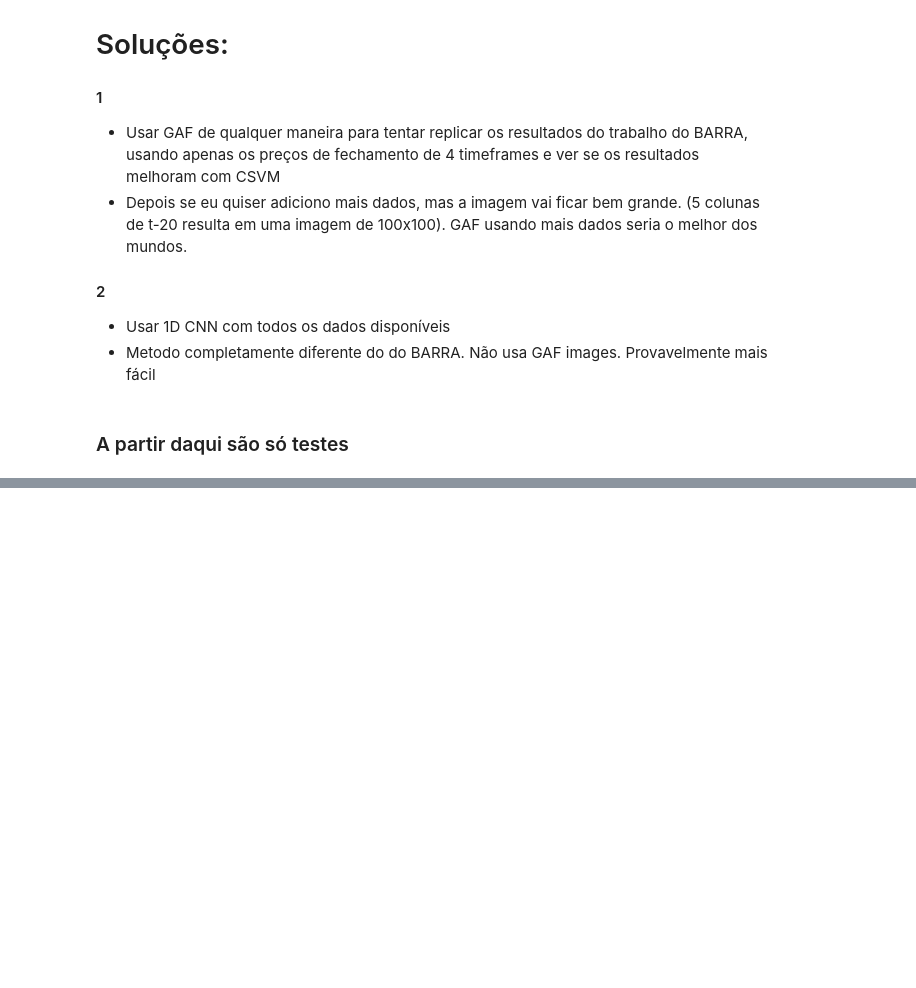
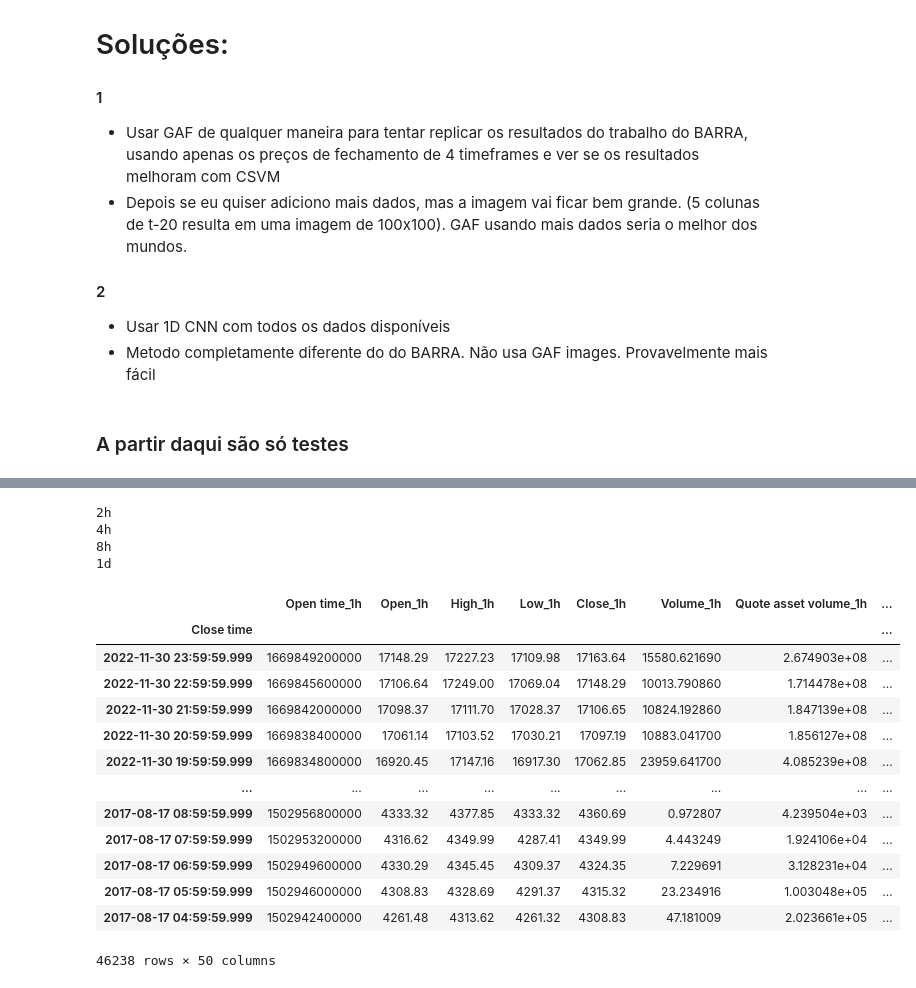
Before and after one commit to lambdavar/Artigo, a Jupyter notebook: main.ipynb, the cells around one changed output, grey strips where cells are left out. Cells and saved outputs as stored; diff of their text form; code cells hidden in the pictures; blank space fills up the shorter version.

Commit message:
solucao pra rolling window encontrada

```diff
--- a/main.ipynb
+++ b/main.ipynb
@@ -137,4 +147,0 @@ df.groupby(pd.Grouper(key='Close time', freq='1h')).mean()
-# %%
-df2 = pd.read_csv(f"./Dados/Processados/BTCUSDT-8h.csv")
-df2.loc[:,["Open time", "Close time"]] = df2[["Open time", "Close time"]].apply(pd.to_datetime, unit="ms")
-df2
@@ -177,0 +148,48 @@ pd.merge(df, df2, on="Close time", how="left").head(30)
+# %%
+# junta todos os timeframes em um df só
+
+timeframes = ["1h", "2h", "4h", "8h", "1d"]
+
+# pega o primeiro timeframe
+df = pd.read_csv(f"./Dados/Processados/BTCUSDT-{timeframes[0]}.csv", index_col = "Close time")
+#df.index = pd.to_datetime(df.index, unit="ms")
+
+# coloca o timeframe do df inicial
+df.columns = df.columns+f"_{timeframes[0]}"
+
+# remove o primeiro item pois está no df
+timeframes.pop(0)
+
+# da join em todos os timeframes e coloca o sufixo correto
+for timeframe in timeframes:
+    print(timeframe)
+    df2 = pd.read_csv(f"./Dados/Processados/BTCUSDT-{timeframe}.csv", index_col = "Close time")
+    df = df.merge(df2, how="left", on=["Close time"], suffixes=(None, f"_{timeframe}"))
+
+#df.to_excel("teste.xlsx")
+
+# transforma em datetime
+df.index = pd.to_datetime(df.index, unit="ms")
+
+#inverte a ordem do df pq vamos usar ele do fim pro começo pra fazer as windows
+df = df[::-1]
+df
+# %% [output]
+2h
+4h
+8h
+1d
+|  | Open time_1h | Open_1h | High_1h | Low_1h | Close_1h | Volume_1h | Quote asset volume_1h | ... |
+| Close time |  |  |  |  |  |  |  | ... |
+| 2022-11-30 23:59:59.999 | 1669849200000 | 17148.29 | 17227.23 | 17109.98 | 17163.64 | 15580.621690 | 2.674903e+08 | ... |
+| 2022-11-30 22:59:59.999 | 1669845600000 | 17106.64 | 17249.00 | 17069.04 | 17148.29 | 10013.790860 | 1.714478e+08 | ... |
+| 2022-11-30 21:59:59.999 | 1669842000000 | 17098.37 | 17111.70 | 17028.37 | 17106.65 | 10824.192860 | 1.847139e+08 | ... |
+| 2022-11-30 20:59:59.999 | 1669838400000 | 17061.14 | 17103.52 | 17030.21 | 17097.19 | 10883.041700 | 1.856127e+08 | ... |
+| 2022-11-30 19:59:59.999 | 1669834800000 | 16920.45 | 17147.16 | 16917.30 | 17062.85 | 23959.641700 | 4.085239e+08 | ... |
+| ... | ... | ... | ... | ... | ... | ... | ... | ... |
+| 2017-08-17 08:59:59.999 | 1502956800000 | 4333.32 | 4377.85 | 4333.32 | 4360.69 | 0.972807 | 4.239504e+03 | ... |
+| 2017-08-17 07:59:59.999 | 1502953200000 | 4316.62 | 4349.99 | 4287.41 | 4349.99 | 4.443249 | 1.924106e+04 | ... |
+| 2017-08-17 06:59:59.999 | 1502949600000 | 4330.29 | 4345.45 | 4309.37 | 4324.35 | 7.229691 | 3.128231e+04 | ... |
+| 2017-08-17 05:59:59.999 | 1502946000000 | 4308.83 | 4328.69 | 4291.37 | 4315.32 | 23.234916 | 1.003048e+05 | ... |
+| 2017-08-17 04:59:59.999 | 1502942400000 | 4261.48 | 4313.62 | 4261.32 | 4308.83 | 47.181009 | 2.023661e+05 | ... |
+46238 rows × 50 columns
```
Also changed, not shown: parts of 8 cells of this notebook.
